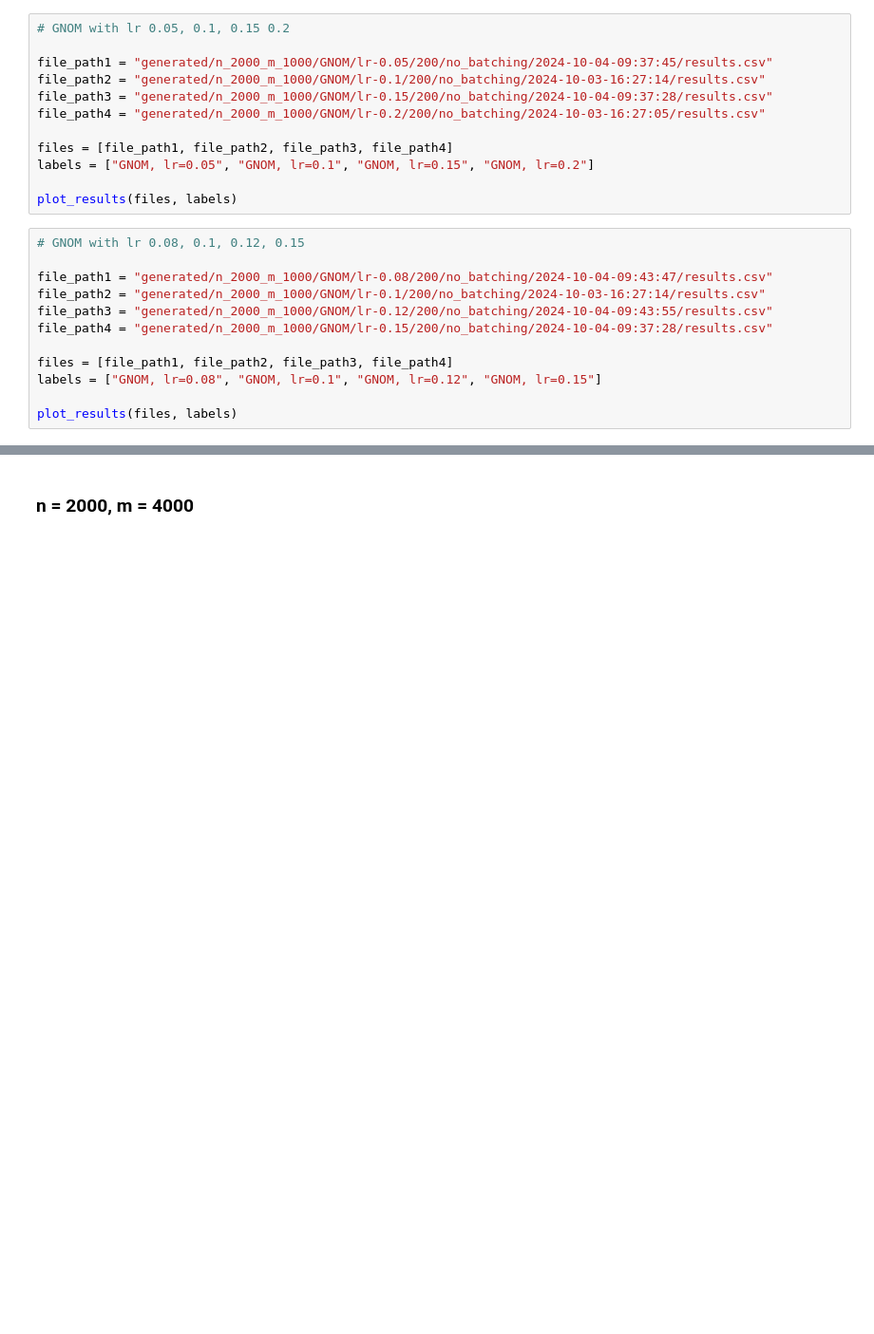
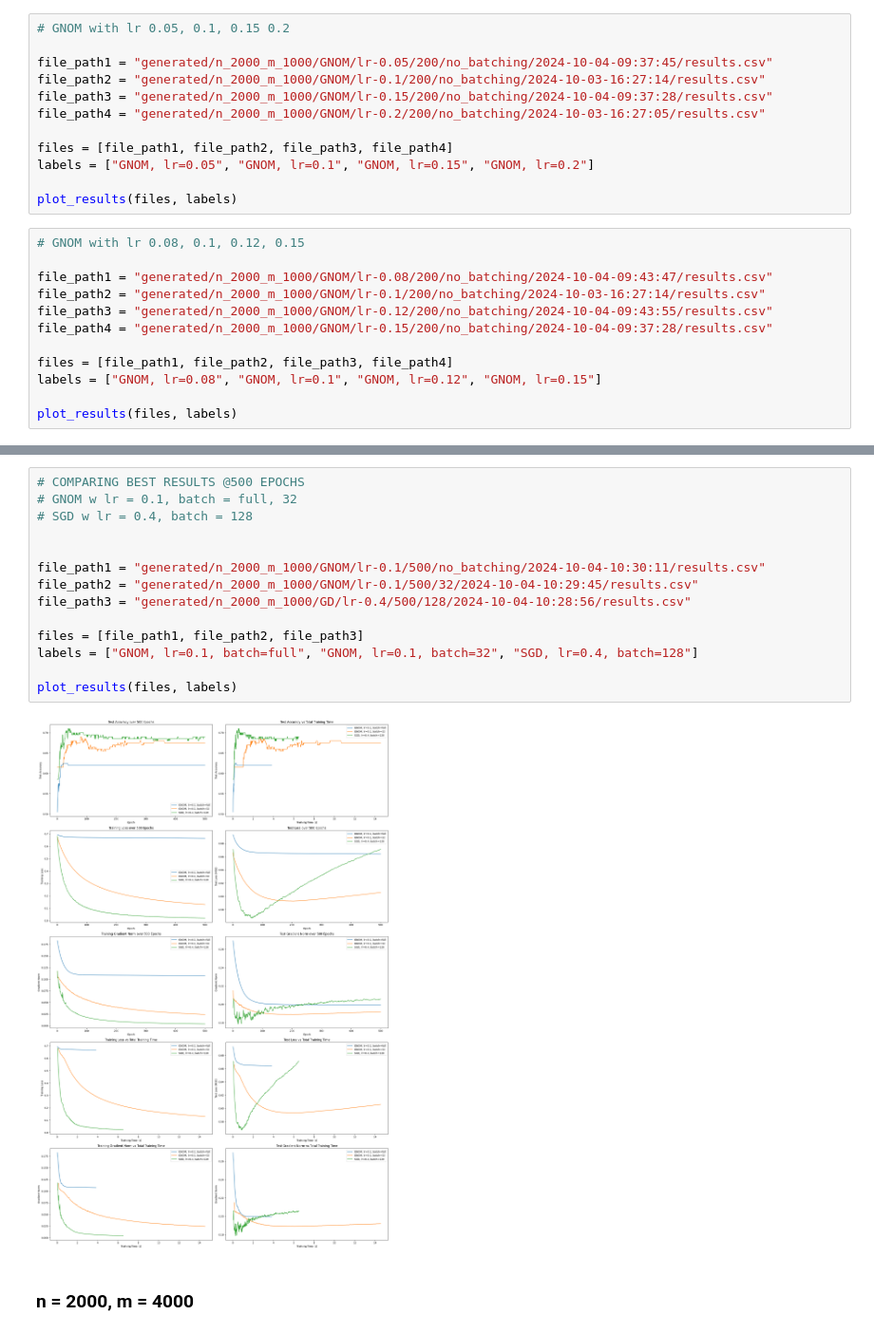
Before and after one commit to thomask902/2024-Numerical-Optimization-Research, a Jupyter notebook: logistic_regression/generated_analysis.ipynb, the cells around one changed output, grey strips where cells are left out. Shown at 95% size. Saved outputs shown, nothing was run; the diff lists cells and outputs as text; blank space fills up the shorter version.

```diff
--- a/logistic_regression/generated_analysis.ipynb
+++ b/logistic_regression/generated_analysis.ipynb
@@ -202,3 +240,19 @@ plot_results(files, labels)
+# %%
+# COMPARING BEST RESULTS @500 EPOCHS
+# GNOM w lr = 0.1, batch = full, 32
+# SGD w lr = 0.4, batch = 128
+
+
+file_path1 = "generated/n_2000_m_1000/GNOM/lr-0.1/500/no_batching/2024-10-04-10:30:11/results.csv"
+file_path2 = "generated/n_2000_m_1000/GNOM/lr-0.1/500/32/2024-10-04-10:29:45/results.csv"
+file_path3 = "generated/n_2000_m_1000/GD/lr-0.4/500/128/2024-10-04-10:28:56/results.csv"
+
+files = [file_path1, file_path2, file_path3]
+labels = ["GNOM, lr=0.1, batch=full", "GNOM, lr=0.1, batch=32", "SGD, lr=0.4, batch=128"]
+
+plot_results(files, labels)
+# %% [output]
+[figure, added]
 # %% [markdown]
 ### n = 2000, m = 4000
 # %%
```
Also changed, not shown: parts of 6 cells of this notebook, 12 other files.
